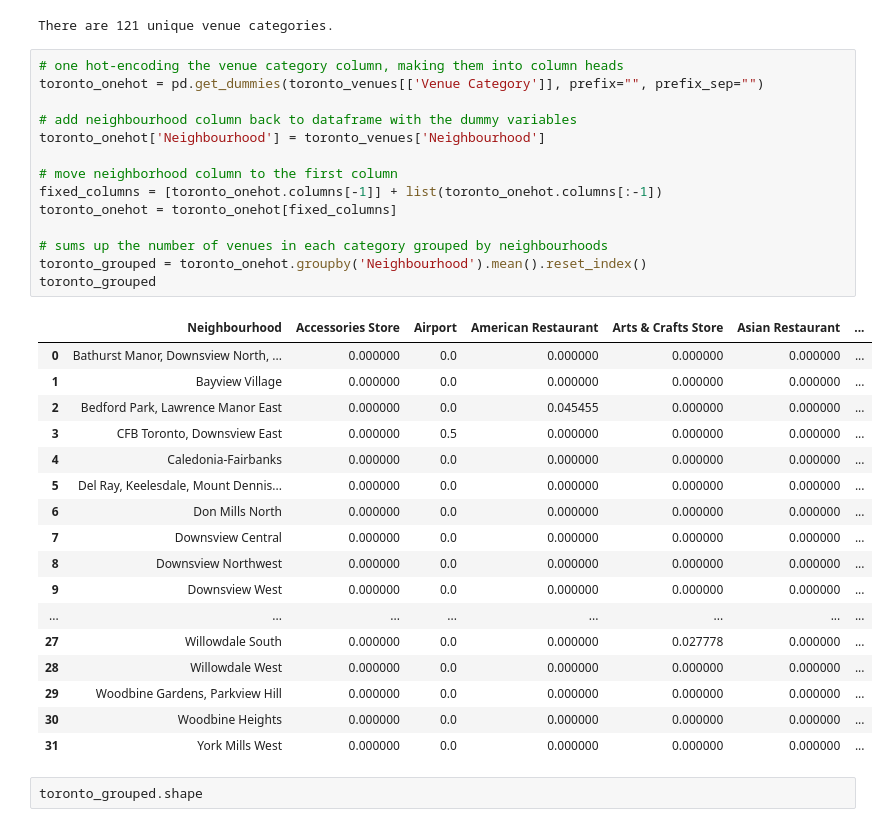
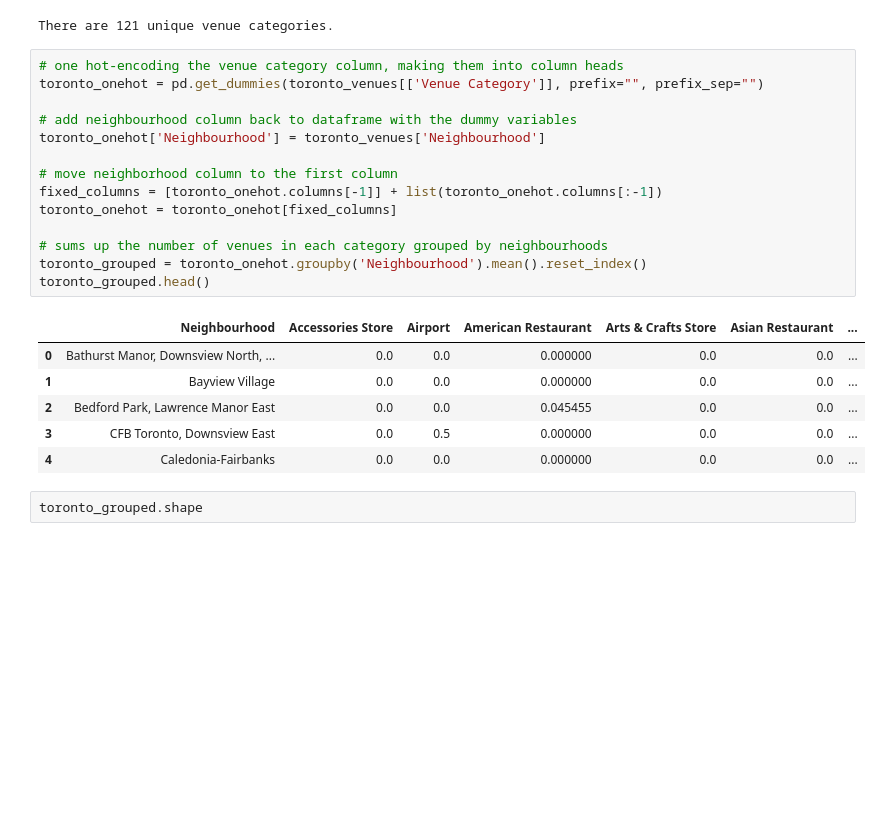
Before and after one commit to cwong690/Applied-Data-Science-Capstone, a Jupyter notebook: Toronto_Boroughs.ipynb, the cells around one changed output. Saved outputs shown, nothing was run; the diff lists cells and outputs as text; blank space fills up the shorter version.

```diff
--- a/Toronto_Boroughs.ipynb
+++ b/Toronto_Boroughs.ipynb
@@ -464,35 +387,24 @@ There are 121 unique venue categories.
 # %%
 # one hot-encoding the venue category column, making them into column heads
 toronto_onehot = pd.get_dummies(toronto_venues[['Venue Category']], prefix="", prefix_sep="")
 
 # add neighbourhood column back to dataframe with the dummy variables
 toronto_onehot['Neighbourhood'] = toronto_venues['Neighbourhood']
 
 # move neighborhood column to the first column
 fixed_columns = [toronto_onehot.columns[-1]] + list(toronto_onehot.columns[:-1])
 toronto_onehot = toronto_onehot[fixed_columns]
 
 # sums up the number of venues in each category grouped by neighbourhoods
 toronto_grouped = toronto_onehot.groupby('Neighbourhood').mean().reset_index()
-toronto_grouped
+toronto_grouped.head()
 # %% [output]
 |  | Neighbourhood | Accessories Store | Airport | American Restaurant | Arts & Crafts Store | Asian Restaurant | ... |
-| 0 | Bathurst Manor, Downsview North, ... | 0.000000 | 0.0 | 0.000000 | 0.000000 | 0.000000 | ... |
-| 1 | Bayview Village | 0.000000 | 0.0 | 0.000000 | 0.000000 | 0.000000 | ... |
-| 2 | Bedford Park, Lawrence Manor East | 0.000000 | 0.0 | 0.045455 | 0.000000 | 0.000000 | ... |
-| 3 | CFB Toronto, Downsview East | 0.000000 | 0.5 | 0.000000 | 0.000000 | 0.000000 | ... |
-| 4 | Caledonia-Fairbanks | 0.000000 | 0.0 | 0.000000 | 0.000000 | 0.000000 | ... |
-| 5 | Del Ray, Keelesdale, Mount Dennis... | 0.000000 | 0.0 | 0.000000 | 0.000000 | 0.000000 | ... |
-| 6 | Don Mills North | 0.000000 | 0.0 | 0.000000 | 0.000000 | 0.000000 | ... |
-| 7 | Downsview Central | 0.000000 | 0.0 | 0.000000 | 0.000000 | 0.000000 | ... |
-| 8 | Downsview Northwest | 0.000000 | 0.0 | 0.000000 | 0.000000 | 0.000000 | ... |
-| 9 | Downsview West | 0.000000 | 0.0 | 0.000000 | 0.000000 | 0.000000 | ... |
-| ... | ... | ... | ... | ... | ... | ... | ... |
-| 27 | Willowdale South | 0.000000 | 0.0 | 0.000000 | 0.027778 | 0.000000 | ... |
-| 28 | Willowdale West | 0.000000 | 0.0 | 0.000000 | 0.000000 | 0.000000 | ... |
-| 29 | Woodbine Gardens, Parkview Hill | 0.000000 | 0.0 | 0.000000 | 0.000000 | 0.000000 | ... |
-| 30 | Woodbine Heights | 0.000000 | 0.0 | 0.000000 | 0.000000 | 0.000000 | ... |
-| 31 | York Mills West | 0.000000 | 0.0 | 0.000000 | 0.000000 | 0.000000 | ... |
+| 0 | Bathurst Manor, Downsview North, ... | 0.0 | 0.0 | 0.000000 | 0.0 | 0.0 | ... |
+| 1 | Bayview Village | 0.0 | 0.0 | 0.000000 | 0.0 | 0.0 | ... |
+| 2 | Bedford Park, Lawrence Manor East | 0.0 | 0.0 | 0.045455 | 0.0 | 0.0 | ... |
+| 3 | CFB Toronto, Downsview East | 0.0 | 0.5 | 0.000000 | 0.0 | 0.0 | ... |
+| 4 | Caledonia-Fairbanks | 0.0 | 0.0 | 0.000000 | 0.0 | 0.0 | ... |
 # %%
 toronto_grouped.shape
 # %% [output]
```
Also changed, not shown: parts of 8 cells of this notebook.
